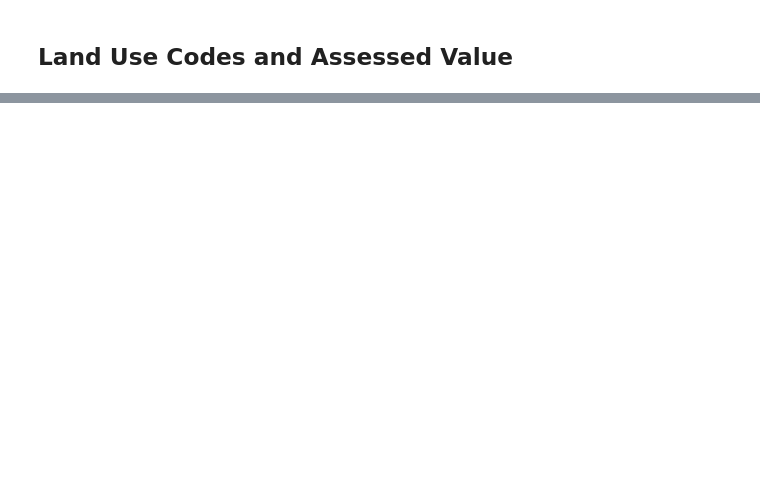
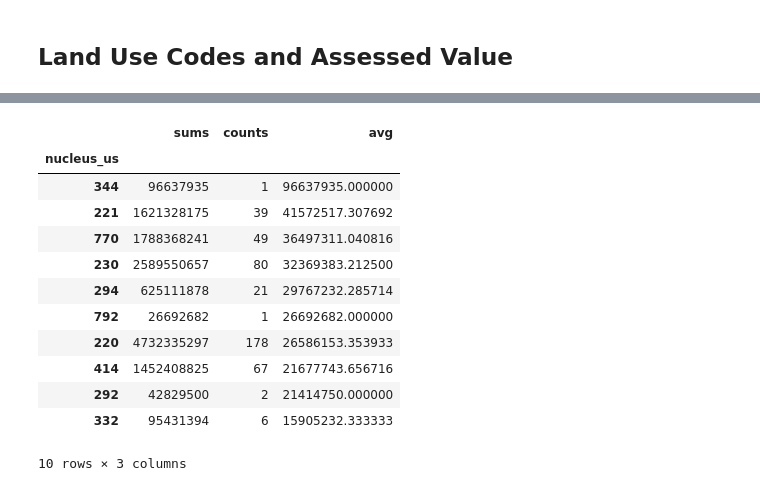
Before and after one commit to holagonzalo/notebooks, a Jupyter notebook: landuse/Parcels.ipynb, the cells around one changed output, grey strips where cells are left out. Cells and saved outputs as stored; diff of their text form; code cells hidden in the pictures; blank space fills up the shorter version.

```diff
--- a/landuse/Parcels.ipynb
+++ b/landuse/Parcels.ipynb
@@ -74,0 +118,16 @@ df2.sort('counts', ascending=False)
+# %%
+df2.sort('avg', ascending=False).head(10)
+# %% [output]
+|  | sums | counts | avg |
+| nucleus_us |  |  |  |
+| 344 | 96637935 | 1 | 96637935.000000 |
+| 221 | 1621328175 | 39 | 41572517.307692 |
+| 770 | 1788368241 | 49 | 36497311.040816 |
+| 230 | 2589550657 | 80 | 32369383.212500 |
+| 294 | 625111878 | 21 | 29767232.285714 |
+| 792 | 26692682 | 1 | 26692682.000000 |
+| 220 | 4732335297 | 178 | 26586153.353933 |
+| 414 | 1452408825 | 67 | 21677743.656716 |
+| 292 | 42829500 | 2 | 21414750.000000 |
+| 332 | 95431394 | 6 | 15905232.333333 |
+10 rows × 3 columns
```
Also changed, not shown: parts of 11 cells of this notebook, 2 other files.
